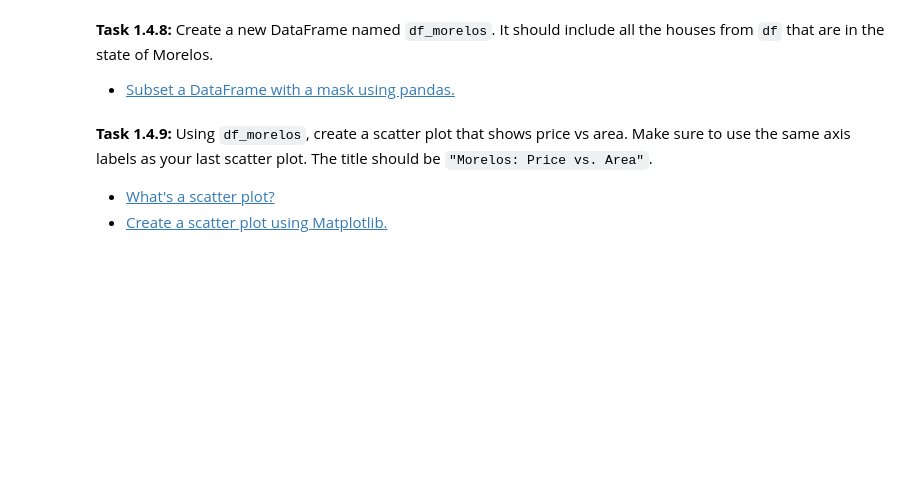
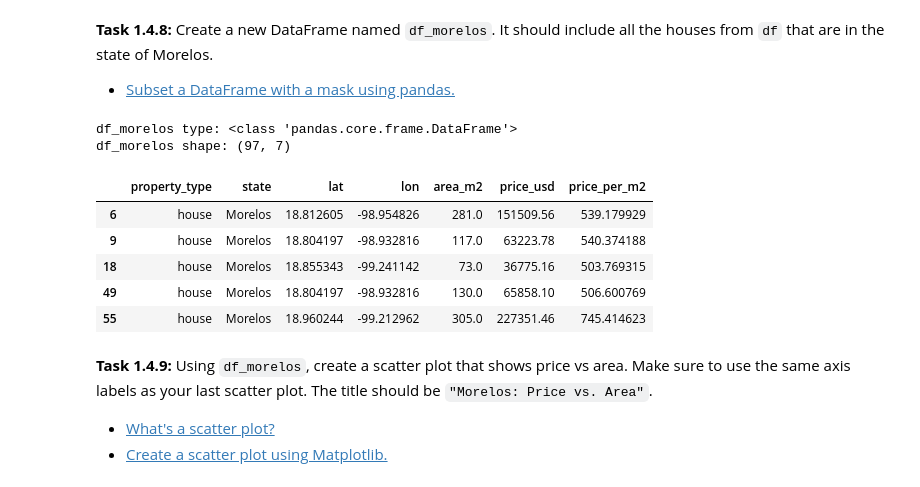
Before and after one commit to franklinobasy/WQU-Projects, a Jupyter notebook: 010-housing-in-mexico/014-size-or-location.ipynb, the cells around one changed output. Drawn from its saved outputs; the diff is of its cells as text; code cells hidden in the pictures; blank space fills up the shorter version.

```diff
--- a/010-housing-in-mexico/014-size-or-location.ipynb
+++ b/010-housing-in-mexico/014-size-or-location.ipynb
@@ -216,12 +224,21 @@ VimeoVideo("656377515", h="d2478d38df", width=600)
 - [Subset a DataFrame with a mask using pandas.](../%40textbook/04-pandas-advanced.ipynb#Subsetting-with-Masks)
 # %%
 # Declare variable `df_morelos` by subsetting `df`
-df_morelos = ...
+df_morelos = df[df['state'] == "Morelos"]
 
 # Print object type, shape, and head
 print("df_morelos type:", type(df_morelos))
 print("df_morelos shape:", df_morelos.shape)
 df_morelos.head()
+# %% [output]
+df_morelos type: <class 'pandas.core.frame.DataFrame'>
+df_morelos shape: (97, 7)
+|  | property_type | state | lat | lon | area_m2 | price_usd | price_per_m2 |
+| 6 | house | Morelos | 18.812605 | -98.954826 | 281.0 | 151509.56 | 539.179929 |
+| 9 | house | Morelos | 18.804197 | -98.932816 | 117.0 | 63223.78 | 540.374188 |
+| 18 | house | Morelos | 18.855343 | -99.241142 | 73.0 | 36775.16 | 503.769315 |
+| 49 | house | Morelos | 18.804197 | -98.932816 | 130.0 | 65858.10 | 506.600769 |
+| 55 | house | Morelos | 18.960244 | -99.212962 | 305.0 | 227351.46 | 745.414623 |
 # %%
 VimeoVideo("656377395", h="bd93b05ff9", width=600)
 # %% [markdown]
```
Also changed, not shown: parts of 5 cells of this notebook, 4 other files.
